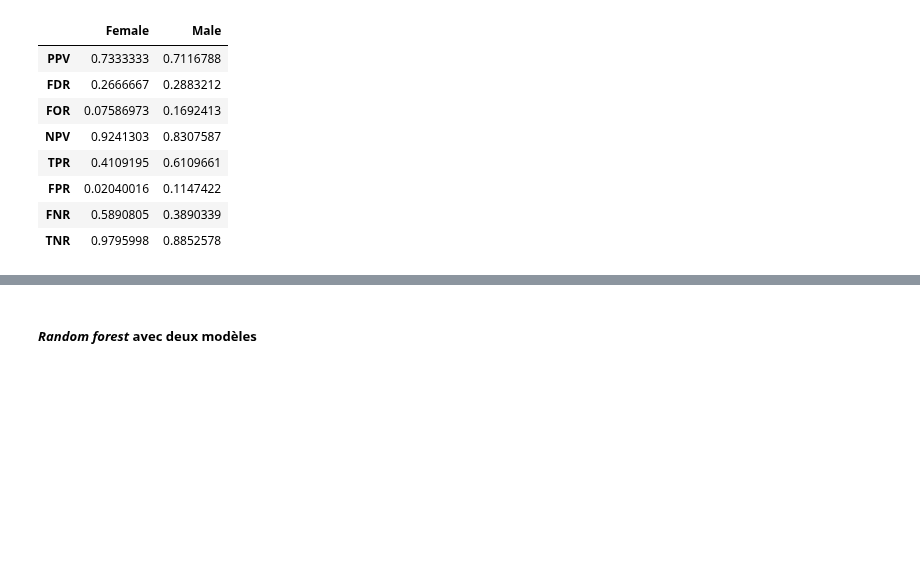
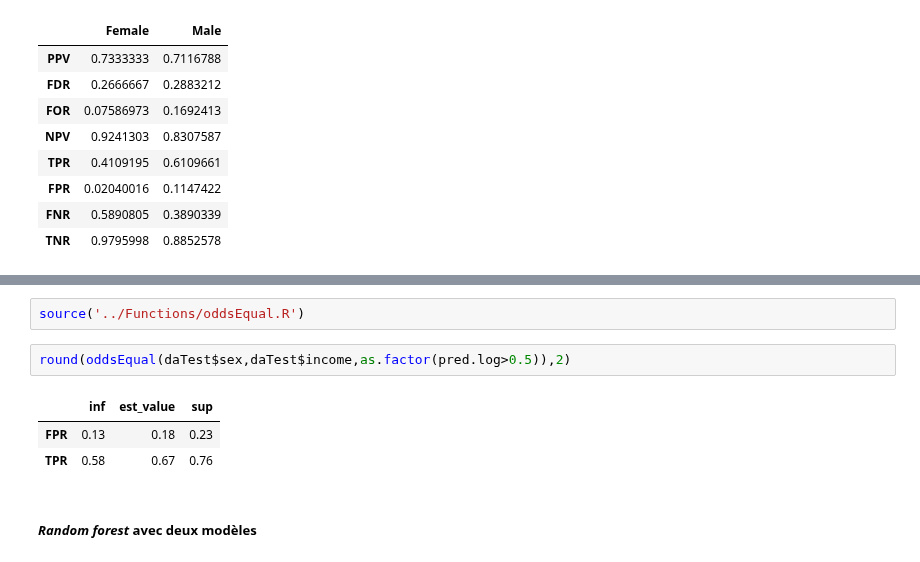
Before and after one commit to wikistat/Fair-ML-4-Ethical-AI, a Jupyter notebook: AdultCensus/AdultCensus-R-biasDetection.ipynb, the cells around one changed output, grey strips where cells are left out. Cells and saved outputs as stored; diff of their text form; blank space fills up the shorter version.

```diff
--- a/AdultCensus/AdultCensus-R-biasDetection.ipynb
+++ b/AdultCensus/AdultCensus-R-biasDetection.ipynb
@@ -1335,3 +1394,11 @@ fairness
+# %%
+source('../Functions/oddsEqual.R')
+# %%
+round(oddsEqual(daTest$sex,daTest$income,as.factor(pred.log>0.5)),2)
+# %% [output]
+|  | inf | est_value | sup |
+| FPR | 0.13 | 0.18 | 0.23 |
+| TPR | 0.58 | 0.67 | 0.76 |
 # %% [markdown]
 ##### *Random forest* avec deux modèles
 # %%
```
Also changed, not shown: parts of 22 cells of this notebook, 9 other files.
